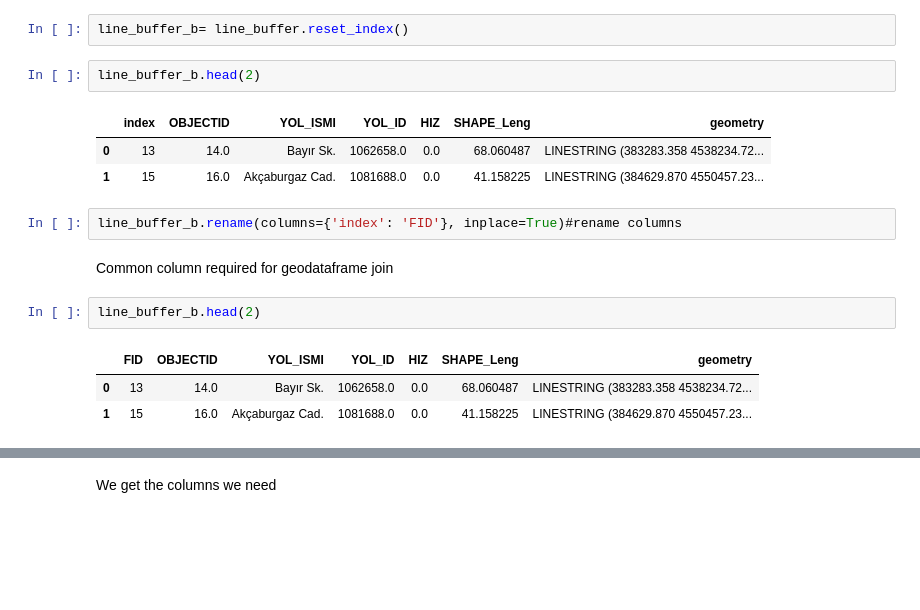
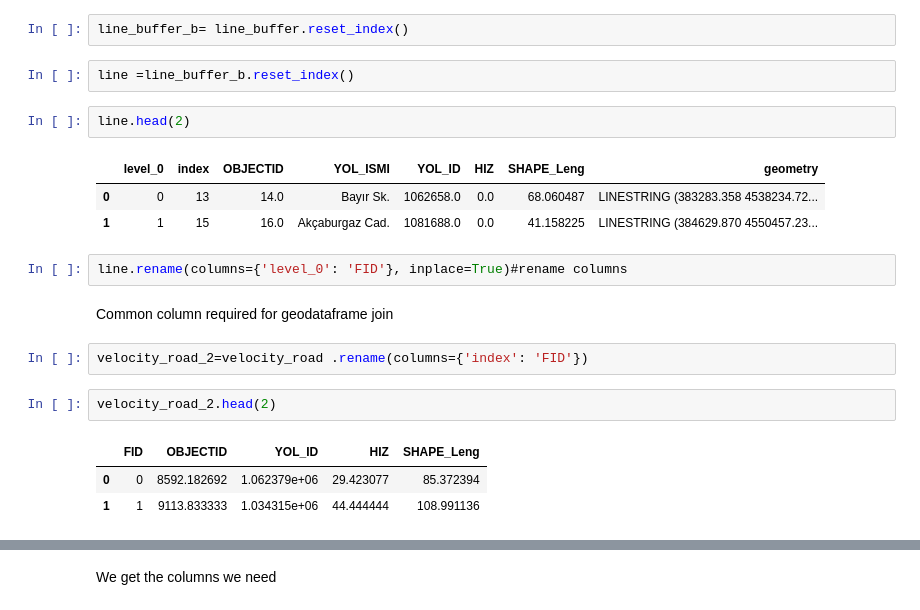
Before and after one commit to melihanileroglu/Network-Buffer, a Jupyter notebook: network-buffer-analys-s.ipynb, the cells around one changed output, grey strips where cells are left out. Cells and saved outputs as stored; diff of their text form; blank space fills up the shorter version.

Commit message:
Kaggle Notebook | Network Buffer Analysıs | Version 3

```diff
--- a/network-buffer-analys-s.ipynb
+++ b/network-buffer-analys-s.ipynb
@@ -109,18 +121,22 @@ Since the intersection areas are listed in the FID, the average of the values sh
 # %%
 line_buffer_b= line_buffer.reset_index()
+# %%
+line =line_buffer_b.reset_index()
 # %%
-line_buffer_b.head(2)
+line.head(2)
 # %% [output]
-|  | index | OBJECTID | YOL_ISMI | YOL_ID | HIZ | SHAPE_Leng | geometry |
-| 0 | 13 | 14.0 | Bayır Sk. | 1062658.0 | 0.0 | 68.060487 | LINESTRING (383283.358 4538234.72... |
-| 1 | 15 | 16.0 | Akçaburgaz Cad. | 1081688.0 | 0.0 | 41.158225 | LINESTRING (384629.870 4550457.23... |
+|  | level_0 | index | OBJECTID | YOL_ISMI | YOL_ID | HIZ | SHAPE_Leng | geometry |
+| 0 | 0 | 13 | 14.0 | Bayır Sk. | 1062658.0 | 0.0 | 68.060487 | LINESTRING (383283.358 4538234.72... |
+| 1 | 1 | 15 | 16.0 | Akçaburgaz Cad. | 1081688.0 | 0.0 | 41.158225 | LINESTRING (384629.870 4550457.23... |
 # %%
-line_buffer_b.rename(columns={'index': 'FID'}, inplace=True)#rename columns
+line.rename(columns={'level_0': 'FID'}, inplace=True)#rename columns
 # %% [markdown]
 Common column required for geodataframe join
+# %%
+velocity_road_2=velocity_road .rename(columns={'index': 'FID'})
 # %%
-line_buffer_b.head(2)
+velocity_road_2.head(2)
 # %% [output]
-|  | FID | OBJECTID | YOL_ISMI | YOL_ID | HIZ | SHAPE_Leng | geometry |
-| 0 | 13 | 14.0 | Bayır Sk. | 1062658.0 | 0.0 | 68.060487 | LINESTRING (383283.358 4538234.72... |
-| 1 | 15 | 16.0 | Akçaburgaz Cad. | 1081688.0 | 0.0 | 41.158225 | LINESTRING (384629.870 4550457.23... |
+|  | FID | OBJECTID | YOL_ID | HIZ | SHAPE_Leng |
+| 0 | 0 | 8592.182692 | 1.062379e+06 | 29.423077 | 85.372394 |
+| 1 | 1 | 9113.833333 | 1.034315e+06 | 44.444444 | 108.991136 |
```
Also changed, not shown: parts of 15 cells of this notebook.
